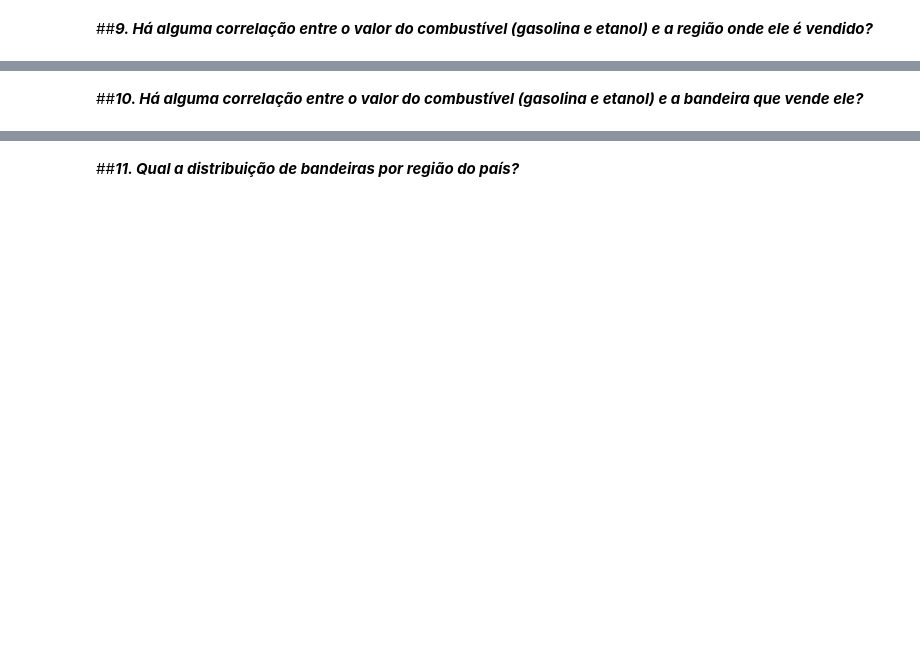
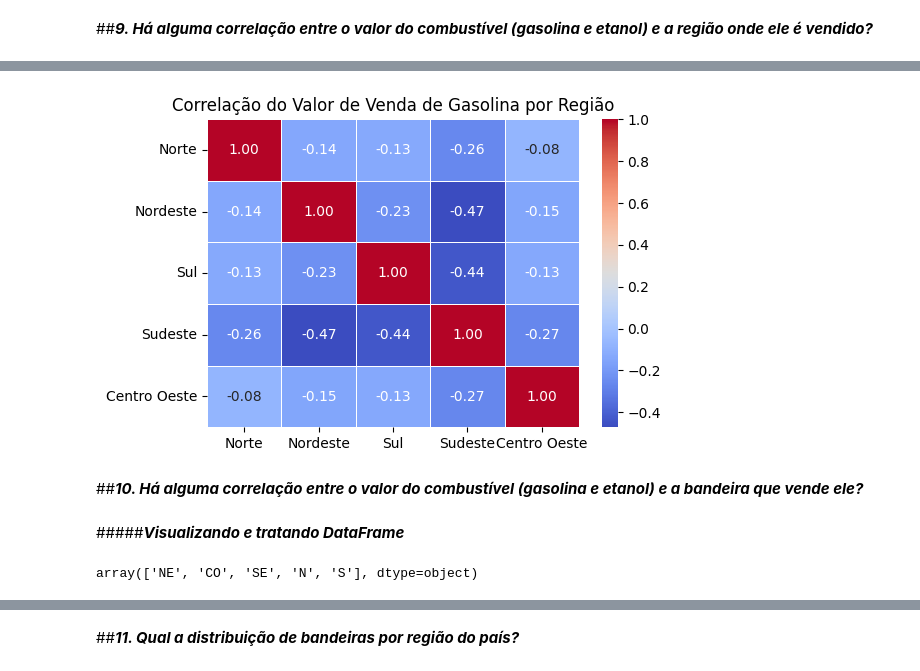
Before and after one commit to alsantosad/PROJECT-ROCKET, a Jupyter notebook: M4TRABALHO_EM_GRUPO.ipynb, the cells around one changed output, grey strips where cells are left out. Saved outputs shown, nothing was run; the diff lists cells and outputs as text; code cells hidden in the pictures; blank space fills up the shorter version.

```diff
--- a/M4TRABALHO_EM_GRUPO.ipynb
+++ b/M4TRABALHO_EM_GRUPO.ipynb
@@ -350,0 +585,20 @@ plt.show()
+# %%
+# Selecionando o Gasolina da região norte
+norte_gasolina = dfproc.loc[(dfproc['Regiao - Sigla'] == 'N') & (dfproc['Produto'] == 'GASOLINA'), 'Valor de Venda'].astype(float)
+
+# Selecionando o Gasolina da região nordeste
+nordeste_gasolina = dfproc.loc[(dfproc['Regiao - Sigla'] == 'NE') & (dfproc['Produto'] == 'GASOLINA'), 'Valor de Venda'].astype(float)
+
+# Selecionando o Gasolina da região Sul
+sul_gasolina = dfproc.loc[(dfproc['Regiao - Sigla'] == 'S') & (dfproc['Produto'] == 'GASOLINA'), 'Valor de Venda'].astype(float)
+
+# Selecionando o Gasolina da região Suldeste
+suldeste_gasolina = dfproc.loc[(dfproc['Regiao - Sigla'] == 'SE') & (dfproc['Produto'] == 'GASOLINA'), 'Valor de Venda'].astype(float)
+
+# Selecionando o Gasolina da região Centro Oeste
+co_gasolina = dfproc.loc[(dfproc['Regiao - Sigla'] == 'CO') & (dfproc['Produto'] == 'GASOLINA'), 'Valor de Venda'].astype(float)
+
+# Criando um Data frame com as informações filtradas
+gasolina_dados_regiao = pd.DataFrame({'Norte':norte_gasolina,'Nordeste':nordeste_gasolina,'Sul':sul_gasolina,'Sudeste':suldeste_gasolina,'Centro Oeste':co_gasolina})
+
+gasolina_dados_regiao.fillna(0).corr()
@@ -351,2 +612,13 @@ plt.show()
+# %%
+# Preenchendo valores nulos com 0 e calculando a correlação
+correlation_matrix_gasol = gasolina_dados_regiao.fillna(0).corr()
+
+# Criando o mapa de calor
+plt.figure(figsize=(6, 4))
+sns.heatmap(correlation_matrix_gasol, annot=True, cmap="coolwarm", fmt=".2f", linewidths=.5)
+plt.title('Correlação do Valor de Venda de Gasolina por Região')
+plt.show()
+# %% [output]
+[figure, added]
 # %% [markdown]
 ##***10. Há alguma correlação entre o valor do combustível (gasolina e etanol) e a bandeira que vende ele?***
@@ -375,0 +625,2 @@ plt.show()
+# %% [markdown]
+#####***Visualizando e tratando DataFrame***
@@ -375,0 +630,4 @@ plt.show()
+# %%
+dfproc['Regiao - Sigla'].unique()
+# %% [output]
+array(['NE', 'CO', 'SE', 'N', 'S'], dtype=object)
```
Also changed, not shown: parts of 65 cells of this notebook.
